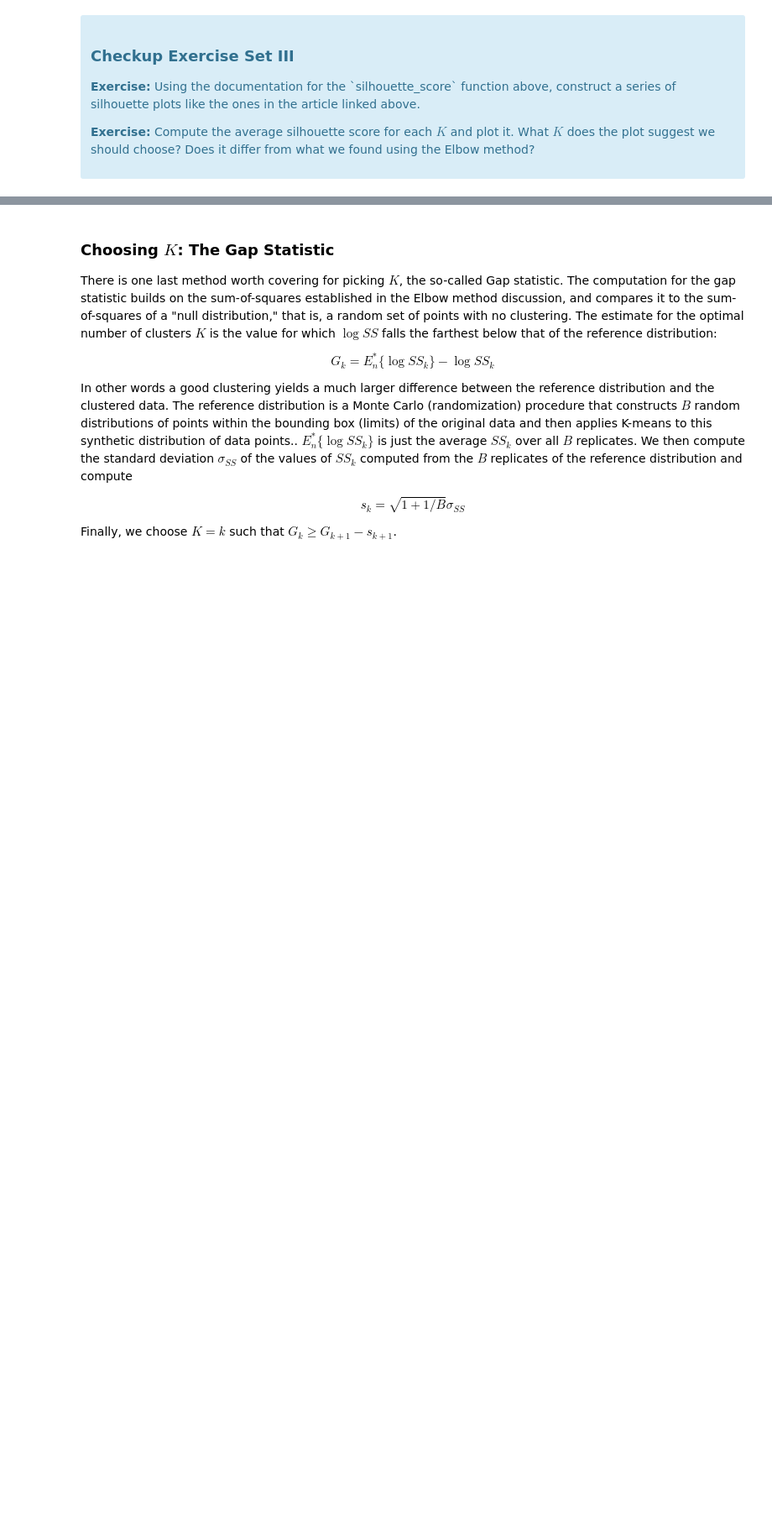
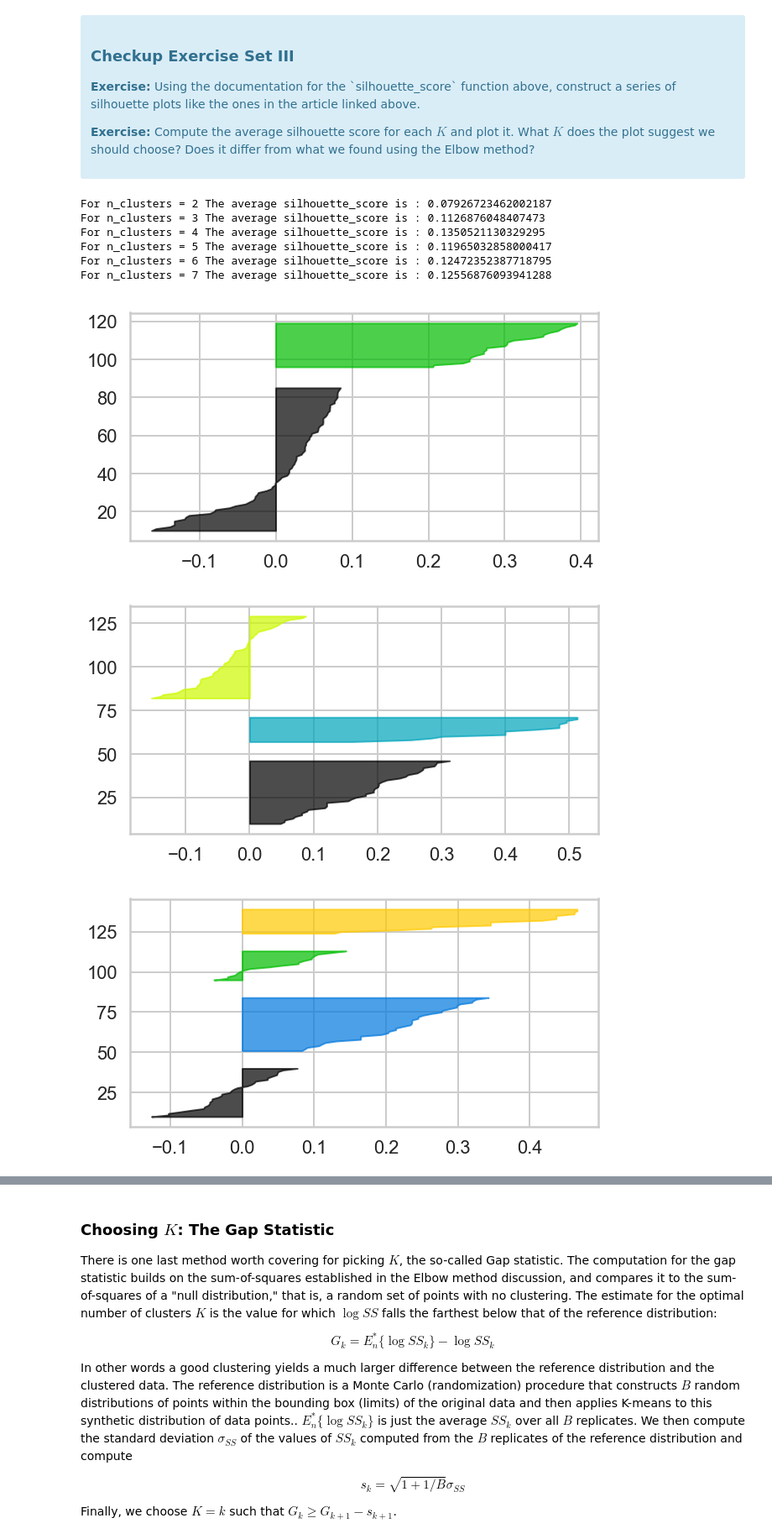
Before and after one commit to munQueen/springboard, a Jupyter notebook: Clustering - Jessica Wulzen.ipynb, the cells around one changed output, grey strips where cells are left out. Shown at 84% size. Cells and saved outputs as stored; diff of their text form; code cells hidden in the pictures; blank space fills up the shorter version.

```diff
--- a/Clustering - Jessica Wulzen.ipynb
+++ b/Clustering - Jessica Wulzen.ipynb
@@ -175,0 +175,44 @@ Fortunately, scikit-learn provides a function to compute this for us (phew!) cal
+# %%
+# Your turn.
+from sklearn.metrics import silhouette_samples, silhouette_score
+import matplotlib.cm as cm
+
+for n_clusters in range(2, 8):
+    #fig, (ax1, ax2) = plt.subplots(1, 2)
+    fig = plt.figure()
+    ax = plt.axes()
+    fig.set_size_inches(10, 5)
+    clusterer=KMeans(n_clusters=n_clusters)
+    cluster_labels = clusterer.fit_predict(x_cols)
+    silhouette_avg = silhouette_score(x_cols, cluster_labels)
+    sample_silhouette_values = silhouette_samples(x_cols, cluster_labels)
+    print("For n_clusters =", n_clusters, "The average silhouette_score is :", silhouette_avg)
+
+    y_lower = 10
+
+    for i in range(n_clusters):
+        ith_cluster_silhouette_values = sample_silhouette_values[cluster_labels == i]
+        ith_cluster_silhouette_values.sort()
+        size_cluster_i = ith_cluster_silhouette_values.shape[0]
+        y_upper = y_lower + size_cluster_i
+
+        color = cm.nipy_spectral(float(i) / n_clusters)
+        ax.fill_betweenx(np.arange(y_lower, y_upper),
+                         0, ith_cluster_silhouette_values,
+                         facecolor=color, edgecolor=color, alpha=0.7)
+        y_lower = y_upper + 10
+
+        #2nd plot
+        colors = cm.nipy_spectral(cluster_labels.astype(float) / n_clusters)
+        #ax2.scatter(x_cols[:, 0], x_cols[:, 1], marker='.', s=30, lw=0, alpha=0.7,
+        #           c=colors, edgecolor='k')
+# %% [output]
+For n_clusters = 2 The average silhouette_score is : 0.07926723462002187
+For n_clusters = 3 The average silhouette_score is : 0.1126876048407473
+For n_clusters = 4 The average silhouette_score is : 0.1350521130329295
+For n_clusters = 5 The average silhouette_score is : 0.11965032858000417
+For n_clusters = 6 The average silhouette_score is : 0.12472352387718795
+For n_clusters = 7 The average silhouette_score is : 0.12556876093941288
+[figure, added]
+[figure, added]
+[figure, added]
```
Also changed, not shown: parts of 21 cells of this notebook.
